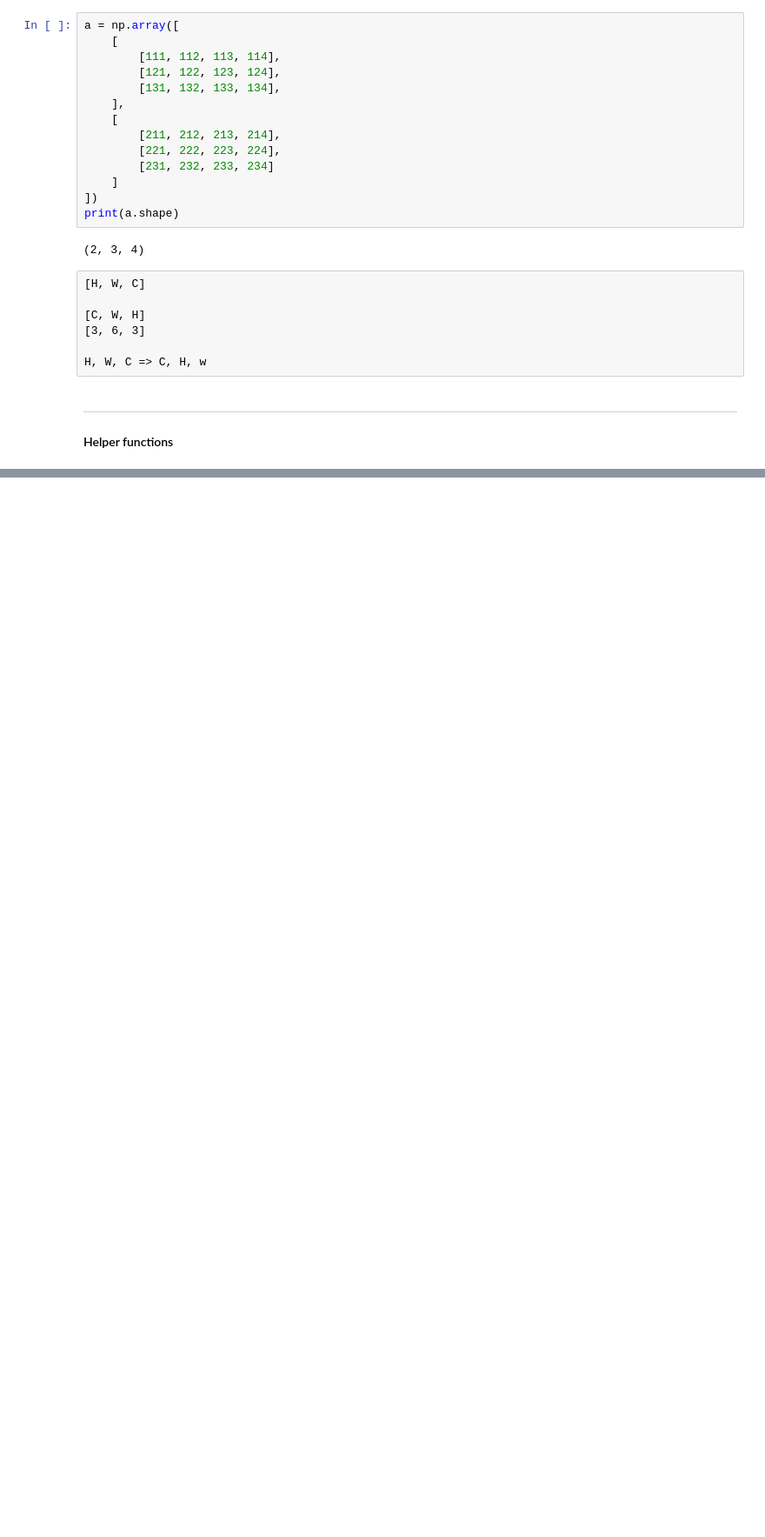
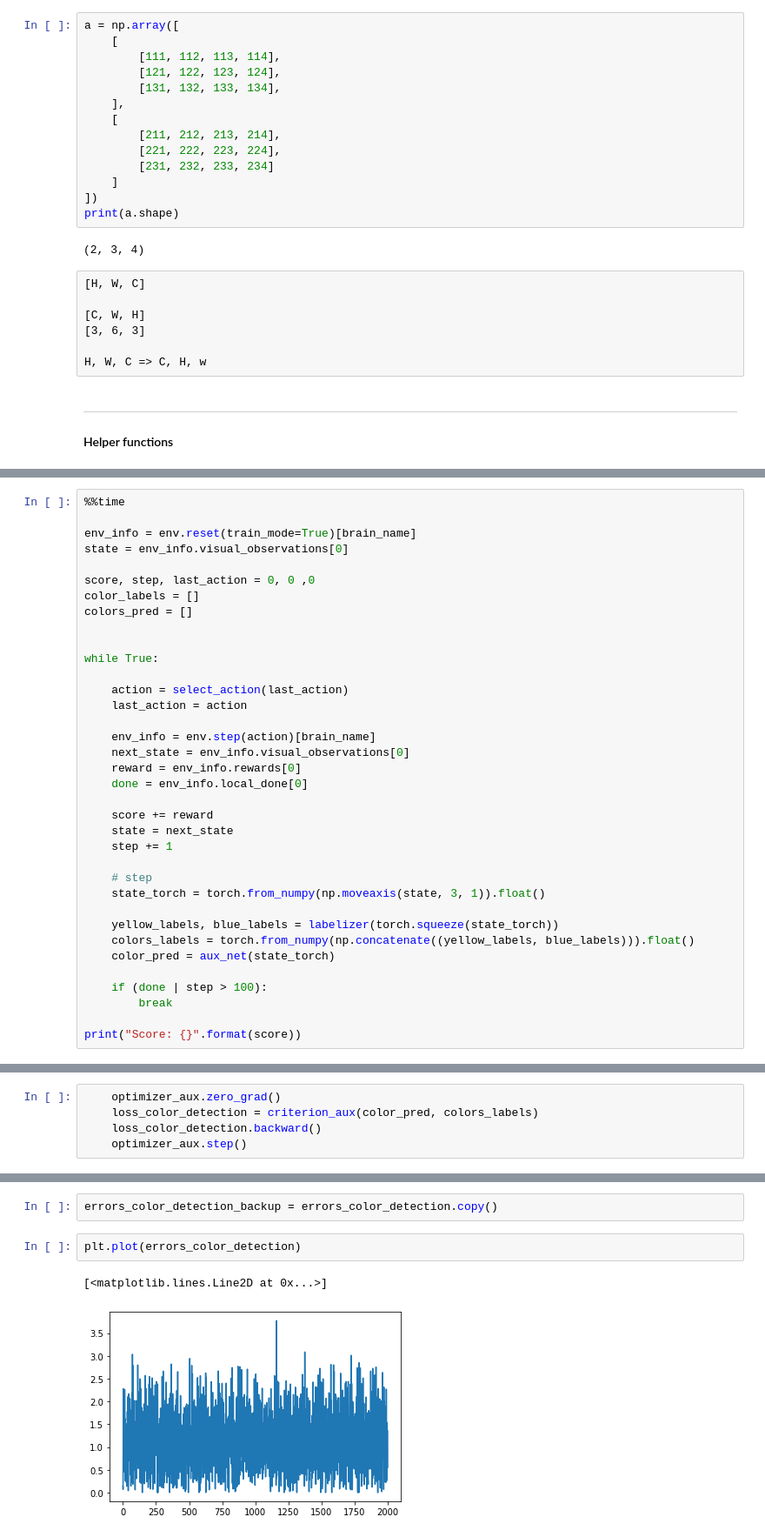
Before and after one commit to PierreMsy/DRL_navigation, a Jupyter notebook: notebooks/221010_raw_pixel_training.ipynb, the cells around one changed output, grey strips where cells are left out. Shown at 87% size. Saved outputs shown, nothing was run; the diff lists cells and outputs as text; blank space fills up the shorter version.

Commit message:
[notebook] update training notebook. Train bananas detection for n episodes. No training yet.

```diff
--- a/notebooks/221010_raw_pixel_training.ipynb
+++ b/notebooks/221010_raw_pixel_training.ipynb
@@ -174,0 +220,36 @@ Wall time: 4.56 s
+# %%
+%%time
+
+env_info = env.reset(train_mode=True)[brain_name]
+state = env_info.visual_observations[0]
+
+score, step, last_action = 0, 0 ,0
+color_labels = []
+colors_pred = []
+
+
+while True:
+
+    action = select_action(last_action)
+    last_action = action
+
+    env_info = env.step(action)[brain_name]
+    next_state = env_info.visual_observations[0]
+    reward = env_info.rewards[0]
+    done = env_info.local_done[0]
+
+    score += reward
+    state = next_state
+    step += 1
+
+    # step
+    state_torch = torch.from_numpy(np.moveaxis(state, 3, 1)).float()
+
+    yellow_labels, blue_labels = labelizer(torch.squeeze(state_torch))
+    colors_labels = torch.from_numpy(np.concatenate((yellow_labels, blue_labels))).float()
+    color_pred = aux_net(state_torch)
+
+    if (done | step > 100):
+        break
+
+print("Score: {}".format(score))
@@ -174,0 +261,5 @@ Wall time: 4.56 s
+# %%
+    optimizer_aux.zero_grad()
+    loss_color_detection = criterion_aux(color_pred, colors_labels)
+    loss_color_detection.backward()
+    optimizer_aux.step()
@@ -174,0 +326,7 @@ Wall time: 4.56 s
+# %%
+errors_color_detection_backup = errors_color_detection.copy()
+# %%
+plt.plot(errors_color_detection)
+# %% [output]
+[<matplotlib.lines.Line2D at 0x...>]
+[figure, added]
```
Also changed, not shown: parts of 30 cells of this notebook.
